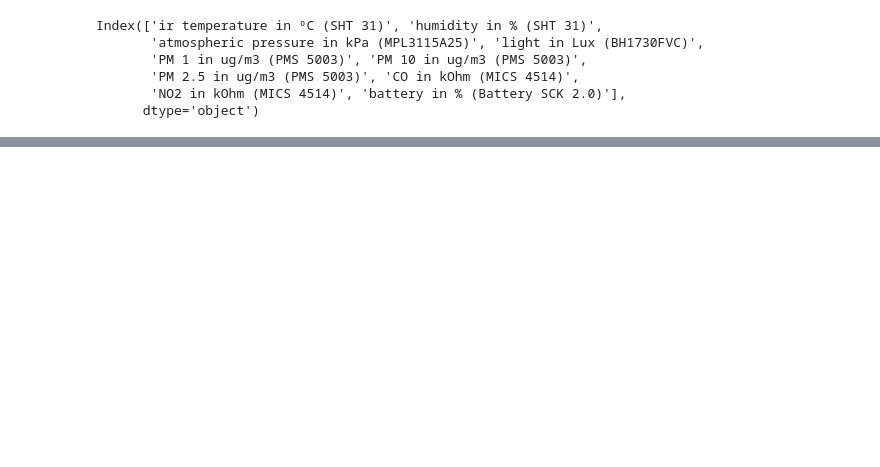
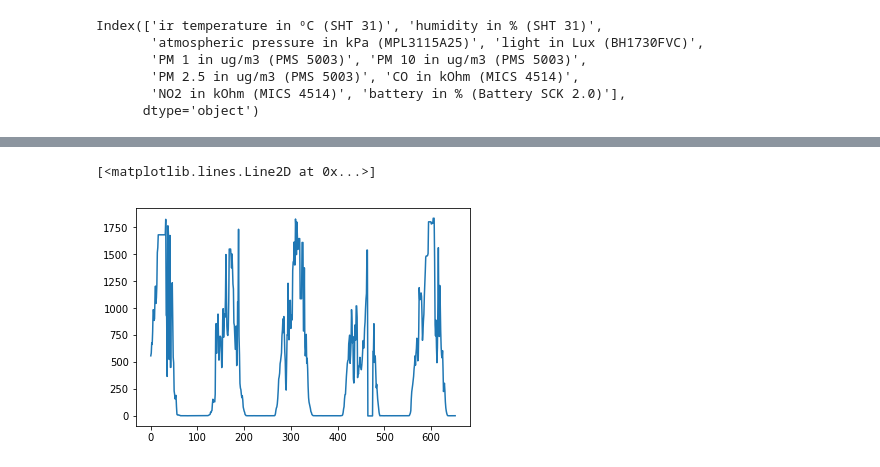
Before and after one commit to ConnectedPlacesCatapult/SharingCitiesDashboard, a Jupyter notebook: Analytics/notebooks/sharing-cities-predictions.ipynb, the cells around one changed output, grey strips where cells are left out. Saved outputs shown, nothing was run; the diff lists cells and outputs as text; code cells hidden in the pictures; blank space fills up the shorter version.

```diff
--- a/Analytics/notebooks/sharing-cities-predictions.ipynb
+++ b/Analytics/notebooks/sharing-cities-predictions.ipynb
@@ -491,0 +744,14 @@ Test Absolute: 0.419
+# %%
+pred_data_fit = data.iloc[0:int((len(data)/100.) * 90)]
+pred_data_test = data.iloc[int((len(data)/100.) * 90):len(data)]
+
+model = HoltWinters(pred_data_fit, slen = np.arange(1,360, 20)[np.argmin(errors)],
+                    alpha = alpha_final,
+                    beta = beta_final,
+                    gamma = gamma_final,
+                    n_preds = len(pred_data_test), scaling_factor = 2)
+model.triple_exponential_smoothing()
+
+pred_data_test, model.result[:len(pred_data_test)]
+
+#     plotHoltWinters(pred_data_fit, plot_intervals=True)
@@ -491,0 +776,6 @@ Test Absolute: 0.419
+# %%
+plt.plot(pred_data_fit.values)
+# plt.plot(model.result[:len(pred_data_test)])
+# %% [output]
+[<matplotlib.lines.Line2D at 0x...>]
+[figure, added]
```
Also changed, not shown: parts of 16 cells of this notebook.
